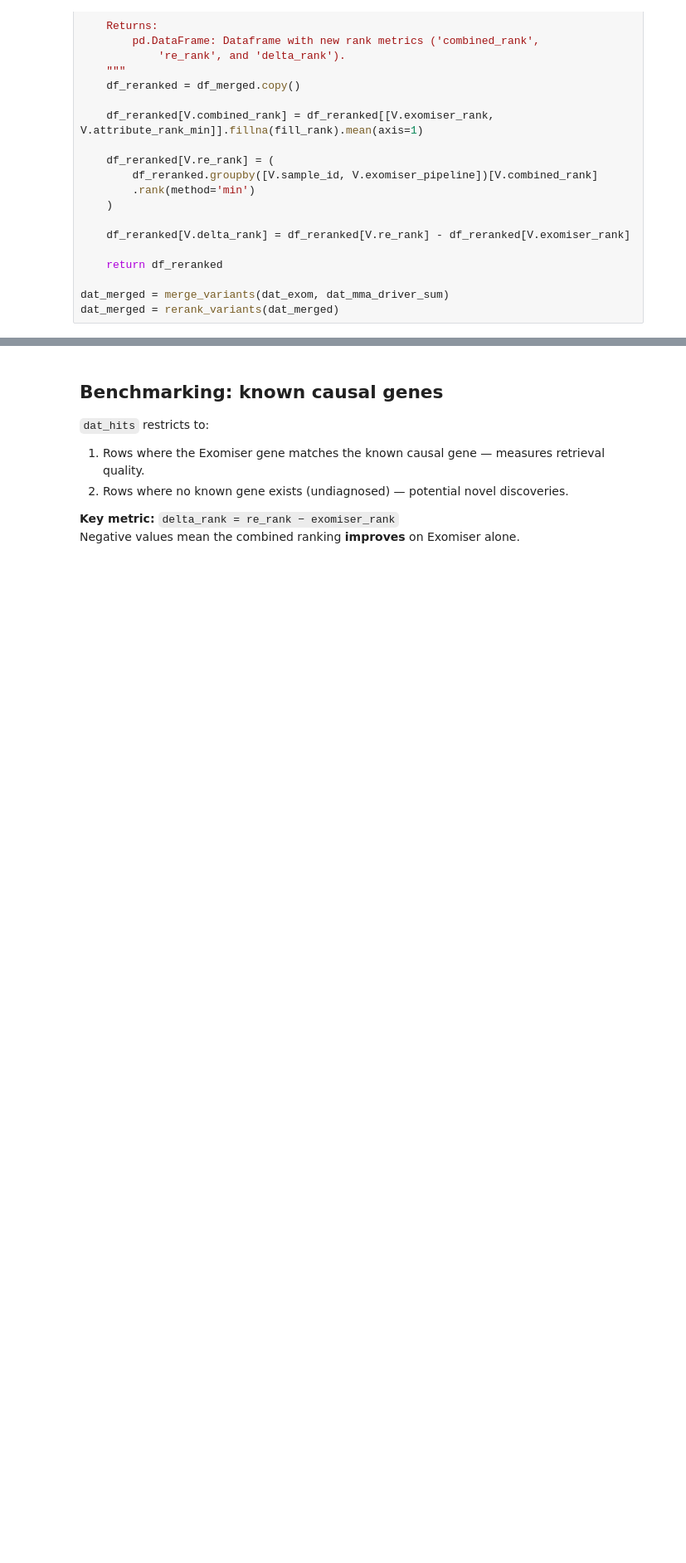
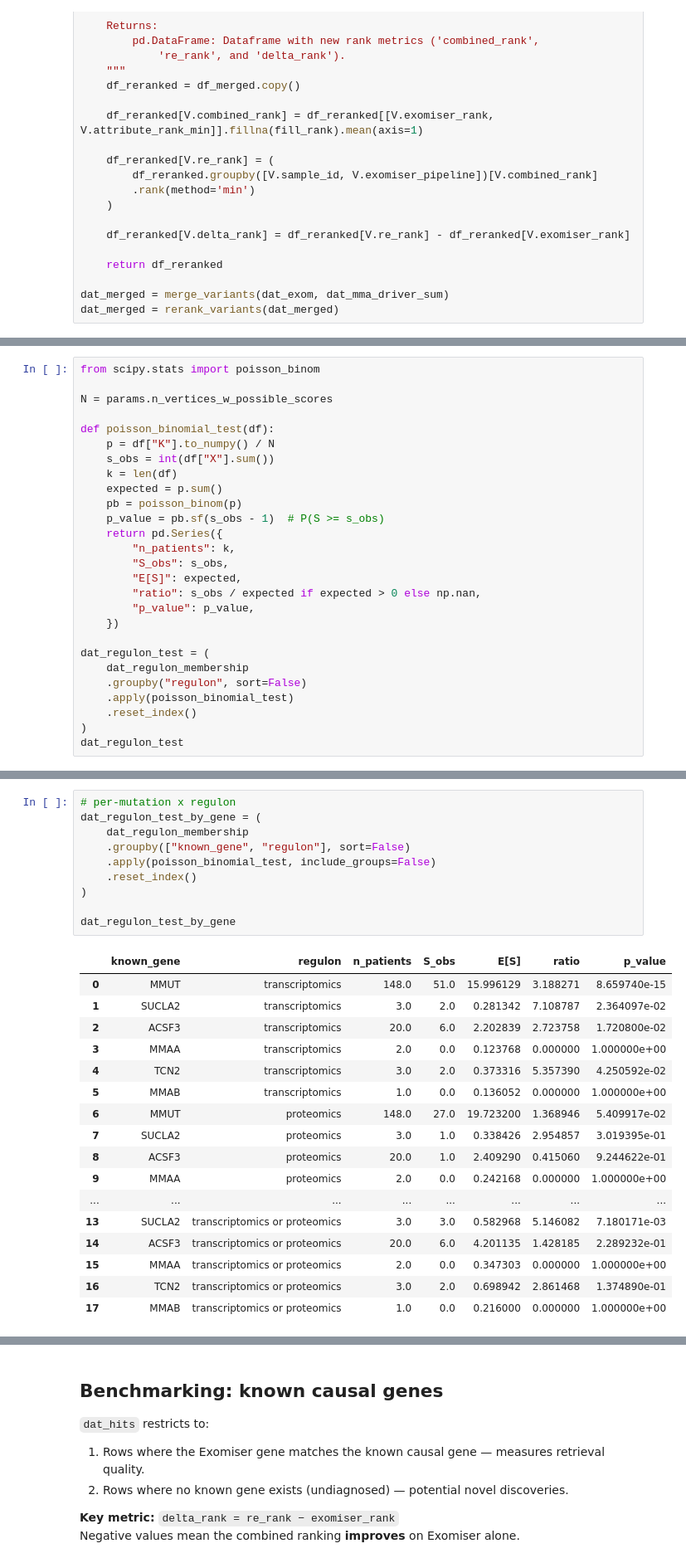
Before and after one commit to napistu/napistu-scrapyard, a Jupyter notebook: applications/forny_2023/variant_reranking.ipynb, the cells around one changed output, grey strips where cells are left out. Shown at 83% size. Cells and saved outputs as stored; diff of their text form; blank space fills up the shorter version.

```diff
--- a/applications/forny_2023/variant_reranking.ipynb
+++ b/applications/forny_2023/variant_reranking.ipynb
@@ -363,0 +610,27 @@ dat_merged = rerank_variants(dat_merged)
+# %%
+from scipy.stats import poisson_binom
+
+N = params.n_vertices_w_possible_scores
+
+def poisson_binomial_test(df):
+    p = df["K"].to_numpy() / N
+    s_obs = int(df["X"].sum())
+    k = len(df)
+    expected = p.sum()
+    pb = poisson_binom(p)
+    p_value = pb.sf(s_obs - 1)  # P(S >= s_obs)
+    return pd.Series({
+        "n_patients": k,
+        "S_obs": s_obs,
+        "E[S]": expected,
+        "ratio": s_obs / expected if expected > 0 else np.nan,
+        "p_value": p_value,
+    })
+
+dat_regulon_test = (
+    dat_regulon_membership
+    .groupby("regulon", sort=False)
+    .apply(poisson_binomial_test)
+    .reset_index()
+)
+dat_regulon_test
@@ -363,0 +642,28 @@ dat_merged = rerank_variants(dat_merged)
+# %%
+# per-mutation x regulon
+dat_regulon_test_by_gene = (
+    dat_regulon_membership
+    .groupby(["known_gene", "regulon"], sort=False)
+    .apply(poisson_binomial_test, include_groups=False)
+    .reset_index()
+)
+
+dat_regulon_test_by_gene
+# %% [output]
+|  | known_gene | regulon | n_patients | S_obs | E[S] | ratio | p_value |
+| 0 | MMUT | transcriptomics | 148.0 | 51.0 | 15.996129 | 3.188271 | 8.659740e-15 |
+| 1 | SUCLA2 | transcriptomics | 3.0 | 2.0 | 0.281342 | 7.108787 | 2.364097e-02 |
+| 2 | ACSF3 | transcriptomics | 20.0 | 6.0 | 2.202839 | 2.723758 | 1.720800e-02 |
+| 3 | MMAA | transcriptomics | 2.0 | 0.0 | 0.123768 | 0.000000 | 1.000000e+00 |
+| 4 | TCN2 | transcriptomics | 3.0 | 2.0 | 0.373316 | 5.357390 | 4.250592e-02 |
+| 5 | MMAB | transcriptomics | 1.0 | 0.0 | 0.136052 | 0.000000 | 1.000000e+00 |
+| 6 | MMUT | proteomics | 148.0 | 27.0 | 19.723200 | 1.368946 | 5.409917e-02 |
+| 7 | SUCLA2 | proteomics | 3.0 | 1.0 | 0.338426 | 2.954857 | 3.019395e-01 |
+| 8 | ACSF3 | proteomics | 20.0 | 1.0 | 2.409290 | 0.415060 | 9.244622e-01 |
+| 9 | MMAA | proteomics | 2.0 | 0.0 | 0.242168 | 0.000000 | 1.000000e+00 |
+| ... | ... | ... | ... | ... | ... | ... | ... |
+| 13 | SUCLA2 | transcriptomics or proteomics | 3.0 | 3.0 | 0.582968 | 5.146082 | 7.180171e-03 |
+| 14 | ACSF3 | transcriptomics or proteomics | 20.0 | 6.0 | 4.201135 | 1.428185 | 2.289232e-01 |
+| 15 | MMAA | transcriptomics or proteomics | 2.0 | 0.0 | 0.347303 | 0.000000 | 1.000000e+00 |
+| 16 | TCN2 | transcriptomics or proteomics | 3.0 | 2.0 | 0.698942 | 2.861468 | 1.374890e-01 |
+| 17 | MMAB | transcriptomics or proteomics | 1.0 | 0.0 | 0.216000 | 0.000000 | 1.000000e+00 |
```
Also changed, not shown: parts of 49 cells of this notebook, 1 other file.
